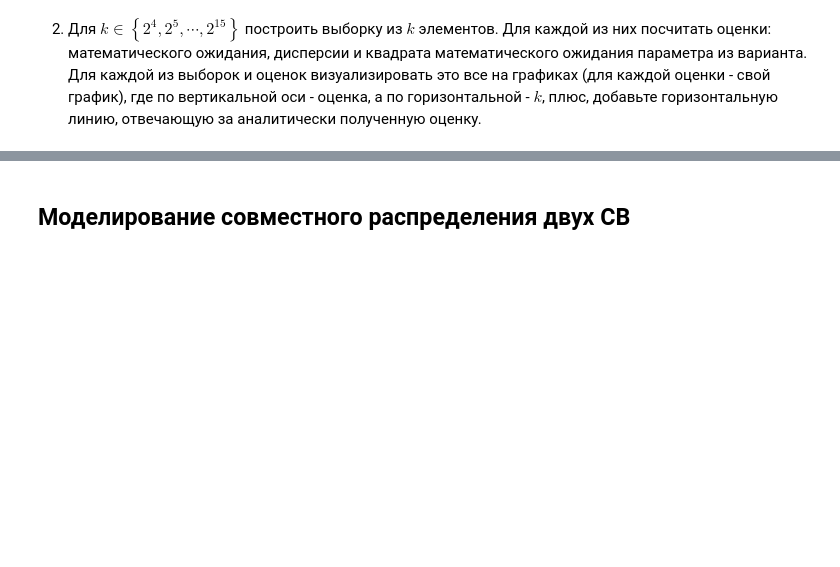
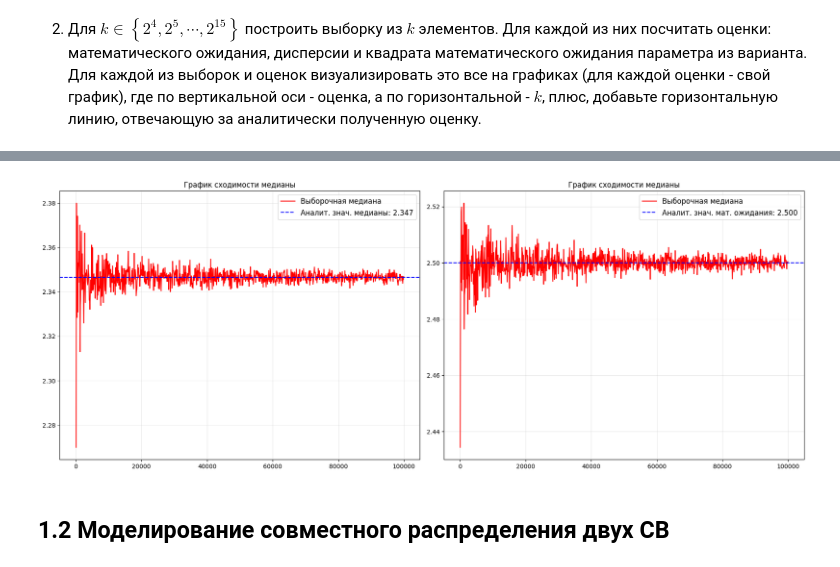
Before and after one commit to mshsvnv/ITMO_math_stat_and_ml, a Jupyter notebook: lab_02/main.ipynb, the cells around one changed output, grey strips where cells are left out. Saved outputs shown, nothing was run; the diff lists cells and outputs as text; code cells hidden in the pictures; blank space fills up the shorter version.

```diff
--- a/lab_02/main.ipynb
+++ b/lab_02/main.ipynb
@@ -92,2 +223,34 @@ for theta in thetas:
+# %%
+sizes = [i for i in range(100, 100000, 100)]
+x_median = []
+x_mean = []
+
+for size in sizes:
+    x = generate_sample(size)
+    x_median.append(np.median(x))
+    x_mean.append(x.mean())
+
+fig, (ax1, ax2) = plt.subplots(1, 2, figsize = (18, 7))
+
+ax1.plot(sizes, x_median, c = 'r', label = 'Выборочная медиана')
+ax1.axhline(y = theor_median, color = 'b', linestyle = '--', linewidth = 1.5,
+            label = f'Аналит. знач. медианы: {theor_median:.3f}')
+
+ax1.grid(True, alpha = 0.3)
+ax1.set_title('График сходимости медианы')
+ax1.legend(fontsize = 12)
+
+ax2.plot(sizes, x_mean, c = 'r', label = 'Выборочная медиана')
+ax2.axhline(y = theor_mean, color = 'b', linestyle = '--', linewidth = 1.5,
+            label = f'Аналит. знач. мат. ожидания: {theor_mean:.3f}')
+
+ax2.grid(True, alpha = 0.3)
+ax2.set_title('График сходимости медианы')
+ax2.legend(fontsize = 12)
+
+plt.tight_layout()
+plt.show()
+# %% [output]
+[figure, added]
 # %% [markdown]
-## Моделирование совместного распределения двух СВ
+## 1.2 Моделирование совместного распределения двух СВ
```
Also changed, not shown: parts of 10 cells of this notebook, 2 other files.
